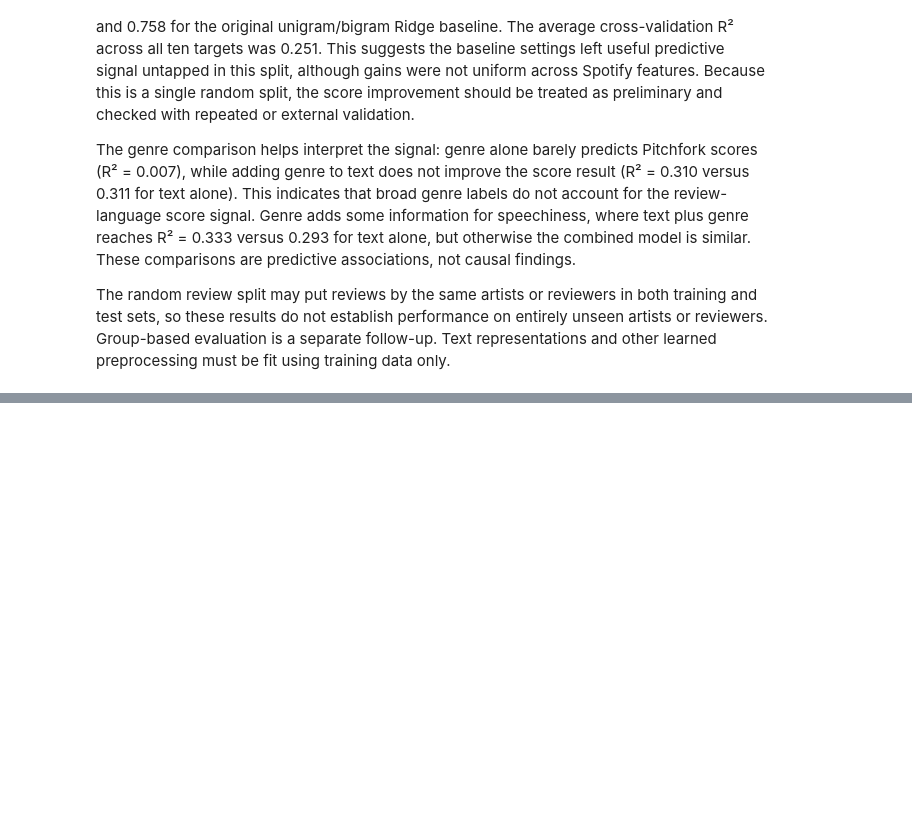
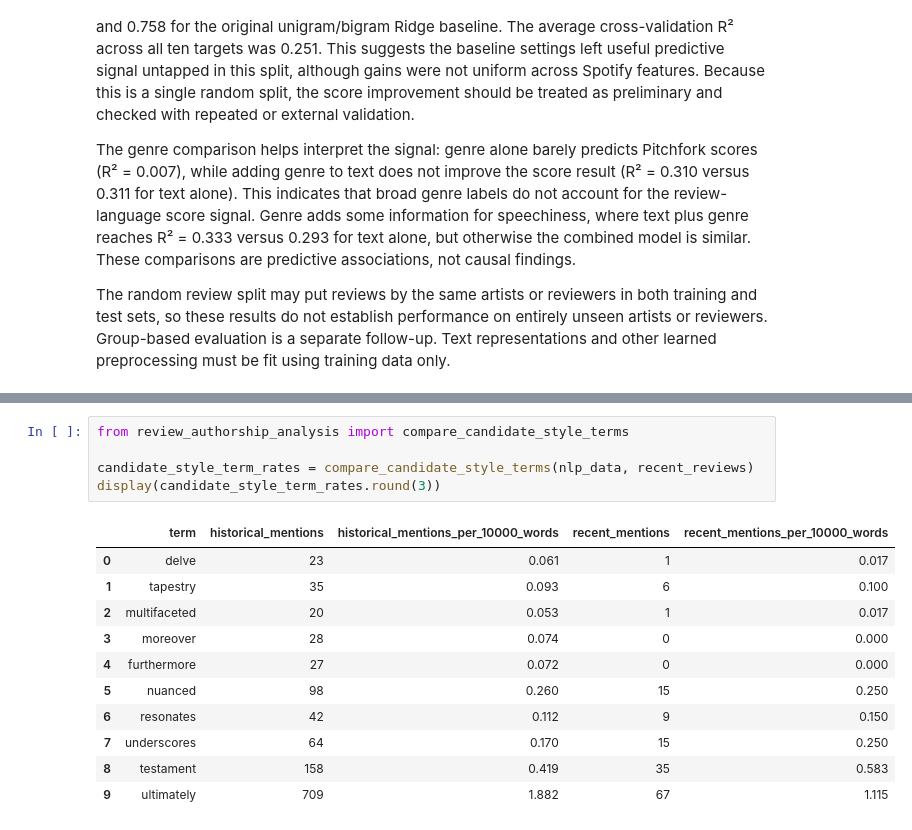
Before and after one commit to Oneplus-2997/objectively-reviewed-cos424, a Jupyter notebook: main_notebook.ipynb, the cells around one changed output, grey strips where cells are left out. Saved outputs shown, nothing was run; the diff lists cells and outputs as text; blank space fills up the shorter version.

```diff
--- a/main_notebook.ipynb
+++ b/main_notebook.ipynb
@@ -2156,0 +2238,17 @@ The random review split may put reviews by the same artists or reviewers in both
+# %%
+from review_authorship_analysis import compare_candidate_style_terms
+
+candidate_style_term_rates = compare_candidate_style_terms(nlp_data, recent_reviews)
+display(candidate_style_term_rates.round(3))
+# %% [output]
+|  | term | historical_mentions | historical_mentions_per_10000_words | recent_mentions | recent_mentions_per_10000_words |
+| 0 | delve | 23 | 0.061 | 1 | 0.017 |
+| 1 | tapestry | 35 | 0.093 | 6 | 0.100 |
+| 2 | multifaceted | 20 | 0.053 | 1 | 0.017 |
+| 3 | moreover | 28 | 0.074 | 0 | 0.000 |
+| 4 | furthermore | 27 | 0.072 | 0 | 0.000 |
+| 5 | nuanced | 98 | 0.260 | 15 | 0.250 |
+| 6 | resonates | 42 | 0.112 | 9 | 0.150 |
+| 7 | underscores | 64 | 0.170 | 15 | 0.250 |
+| 8 | testament | 158 | 0.419 | 35 | 0.583 |
+| 9 | ultimately | 709 | 1.882 | 67 | 1.115 |
```
Also changed, not shown: parts of 11 cells of this notebook, 3 other files.
